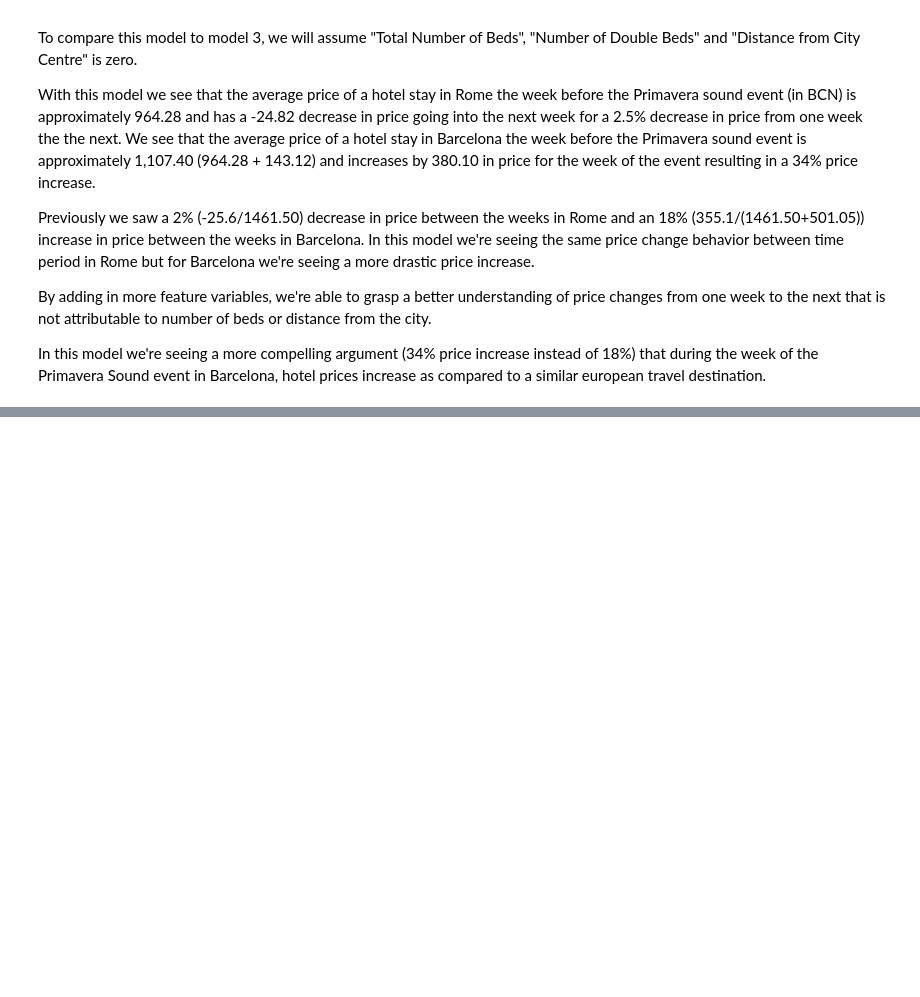
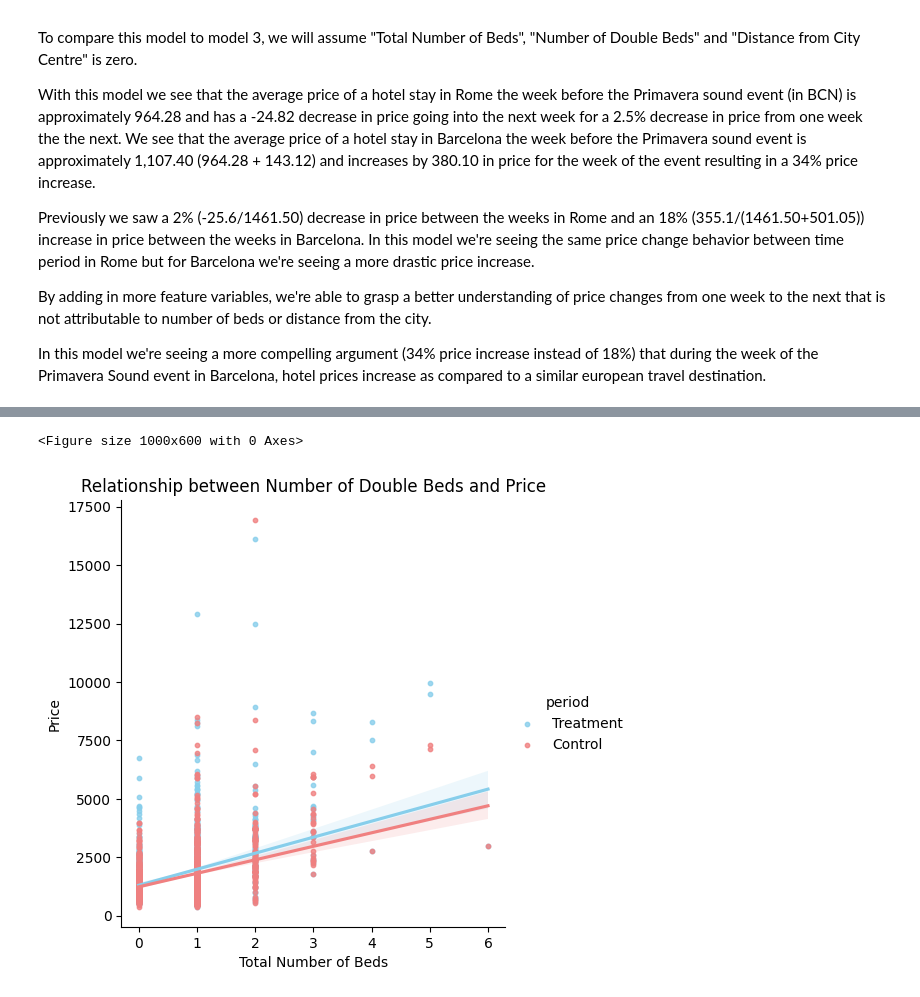
Before and after one commit to VanessaKromm/Booking_Scraping, a Jupyter notebook: Booking_NLP_group11.ipynb, the cells around one changed output, grey strips where cells are left out. Cells and saved outputs as stored; diff of their text form; code cells hidden in the pictures; blank space fills up the shorter version.

```diff
--- a/Booking_NLP_group11.ipynb
+++ b/Booking_NLP_group11.ipynb
@@ -1501,0 +1497,14 @@ plt.show()
+# %%
+# show relatinship between number_of_double_beds and price
+plt.figure(figsize=(10, 6))
+sns.lmplot(x='number_of_double_beds', y='price', data=combined_df, scatter_kws={'s': 10}, hue='period', palette=['skyblue', 'lightcoral'])
+
+# Set labels and title
+plt.xlabel('Total Number of Beds')
+plt.ylabel('Price')
+plt.title('Relationship between Number of Double Beds and Price')
+
+plt.show()
+# %% [output]
+<Figure size 1000x600 with 0 Axes>
+[figure, added]
```
Also changed, not shown: parts of 12 cells of this notebook.
